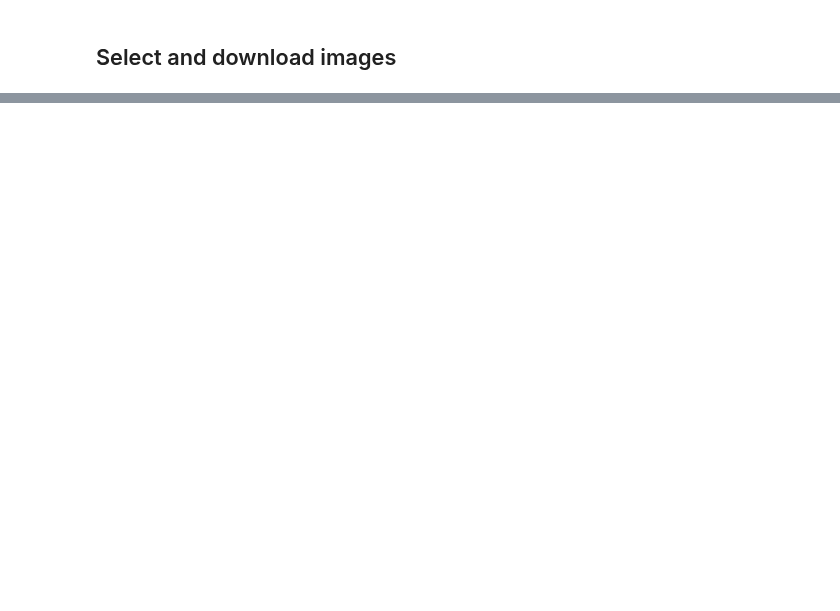
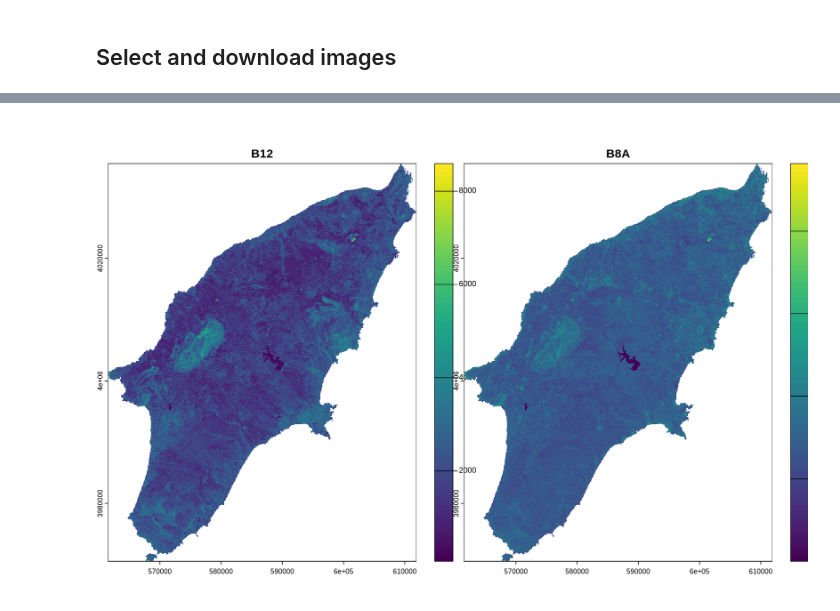
Before and after one commit to LTER-LIFE/vl-geospatial-toolbox, a Jupyter notebook: rhodes.ipynb, the cells around one changed output, grey strips where cells are left out. Saved outputs shown, nothing was run; the diff lists cells and outputs as text; code cells hidden in the pictures; blank space fills up the shorter version.

```diff
--- a/rhodes.ipynb
+++ b/rhodes.ipynb
@@ -417,0 +427,6 @@ gc()
+# %%
+## Crop pre-fire image
+s2_pre_path_c <- paste0(param_dir_out, "/s2_pre_c.tif")
+crop(x = rast(s2_pre_path), y = roi_sv, mask = TRUE,
+     filename = s2_pre_path_c, overwrite = TRUE)
+gc()
@@ -417,0 +448,4 @@ gc()
+# %%
+plot(rast(s2_pre_path_c))
+# %% [output]
+[figure, added]
```
Also changed, not shown: parts of 23 cells of this notebook.
